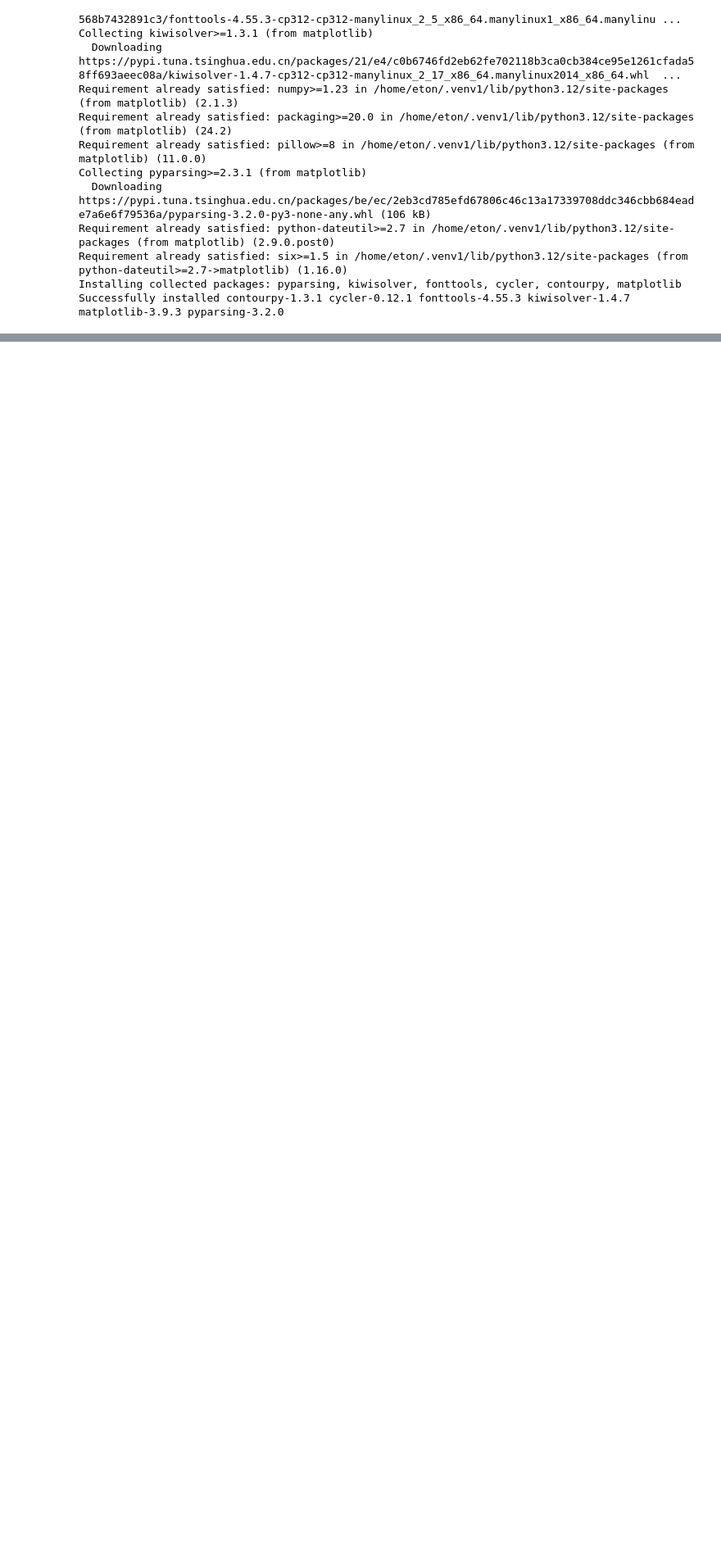
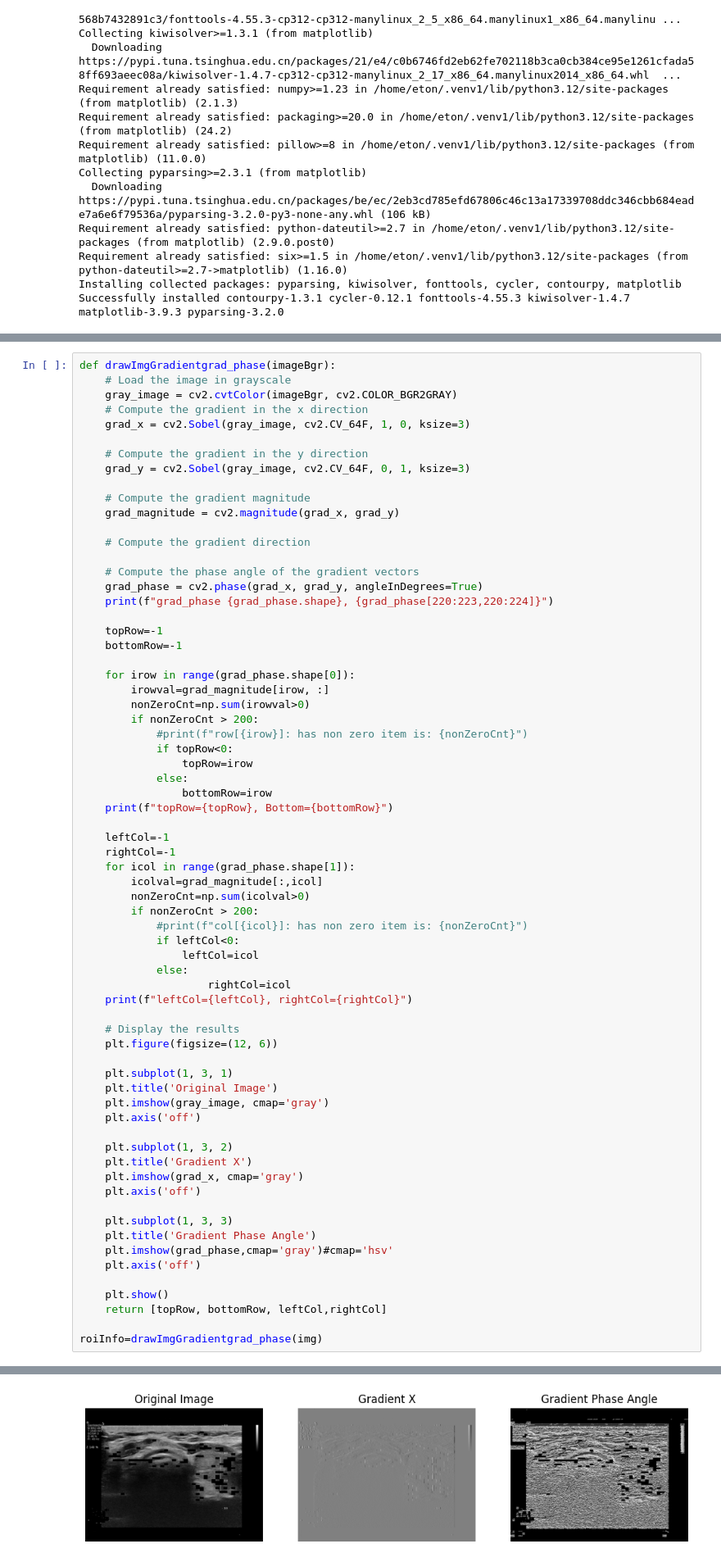
Before and after one commit to bibaodi/thyroid_train01, a Jupyter notebook: processImgs/itkpocus_Preprocessing_Examples.ipynb, the cells around one changed output, grey strips where cells are left out. Shown at 82% size. Saved outputs shown, nothing was run; the diff lists cells and outputs as text; blank space fills up the shorter version.

```diff
--- a/processImgs/itkpocus_Preprocessing_Examples.ipynb
+++ b/processImgs/itkpocus_Preprocessing_Examples.ipynb
@@ -406,0 +465,69 @@ Successfully installed contourpy-1.3.1 cycler-0.12.1 fonttools-4.55.3 kiwisolver
+# %%
+def drawImgGradientgrad_phase(imageBgr):
+    # Load the image in grayscale
+    gray_image = cv2.cvtColor(imageBgr, cv2.COLOR_BGR2GRAY)
+    # Compute the gradient in the x direction
+    grad_x = cv2.Sobel(gray_image, cv2.CV_64F, 1, 0, ksize=3)
+
+    # Compute the gradient in the y direction
+    grad_y = cv2.Sobel(gray_image, cv2.CV_64F, 0, 1, ksize=3)
+
+    # Compute the gradient magnitude
+    grad_magnitude = cv2.magnitude(grad_x, grad_y)
+
+    # Compute the gradient direction
+
+    # Compute the phase angle of the gradient vectors
+    grad_phase = cv2.phase(grad_x, grad_y, angleInDegrees=True)
+    print(f"grad_phase {grad_phase.shape}, {grad_phase[220:223,220:224]}")
+
+    topRow=-1
+    bottomRow=-1
+
+    for irow in range(grad_phase.shape[0]):
+        irowval=grad_magnitude[irow, :]
+        nonZeroCnt=np.sum(irowval>0)
+        if nonZeroCnt > 200:
+            #print(f"row[{irow}]: has non zero item is: {nonZeroCnt}")
+            if topRow<0:
+                topRow=irow
+            else:
+                bottomRow=irow
+    print(f"topRow={topRow}, Bottom={bottomRow}")
+
+    leftCol=-1
+    rightCol=-1
+    for icol in range(grad_phase.shape[1]):
+        icolval=grad_magnitude[:,icol]
+        nonZeroCnt=np.sum(icolval>0)
+        if nonZeroCnt > 200:
+            #print(f"col[{icol}]: has non zero item is: {nonZeroCnt}")
+            if leftCol<0:
+                leftCol=icol
+            else:
+                    rightCol=icol
+    print(f"leftCol={leftCol}, rightCol={rightCol}")
+
+    # Display the results
+    plt.figure(figsize=(12, 6))
+
+    plt.subplot(1, 3, 1)
+    plt.title('Original Image')
+    plt.imshow(gray_image, cmap='gray')
+    plt.axis('off')
+
+    plt.subplot(1, 3, 2)
+    plt.title('Gradient X')
+    plt.imshow(grad_x, cmap='gray')
+    plt.axis('off')
+
+    plt.subplot(1, 3, 3)
+    plt.title('Gradient Phase Angle')
+    plt.imshow(grad_phase,cmap='gray')#cmap='hsv'
+    plt.axis('off')
+
+    plt.show()
+    return [topRow, bottomRow, leftCol,rightCol]
+
+roiInfo=drawImgGradientgrad_phase(img)
+# %% [output]
@@ -406,0 +539 @@ Successfully installed contourpy-1.3.1 cycler-0.12.1 fonttools-4.55.3 kiwisolver
+[figure, added]
```
Also changed, not shown: parts of 7 cells of this notebook.
